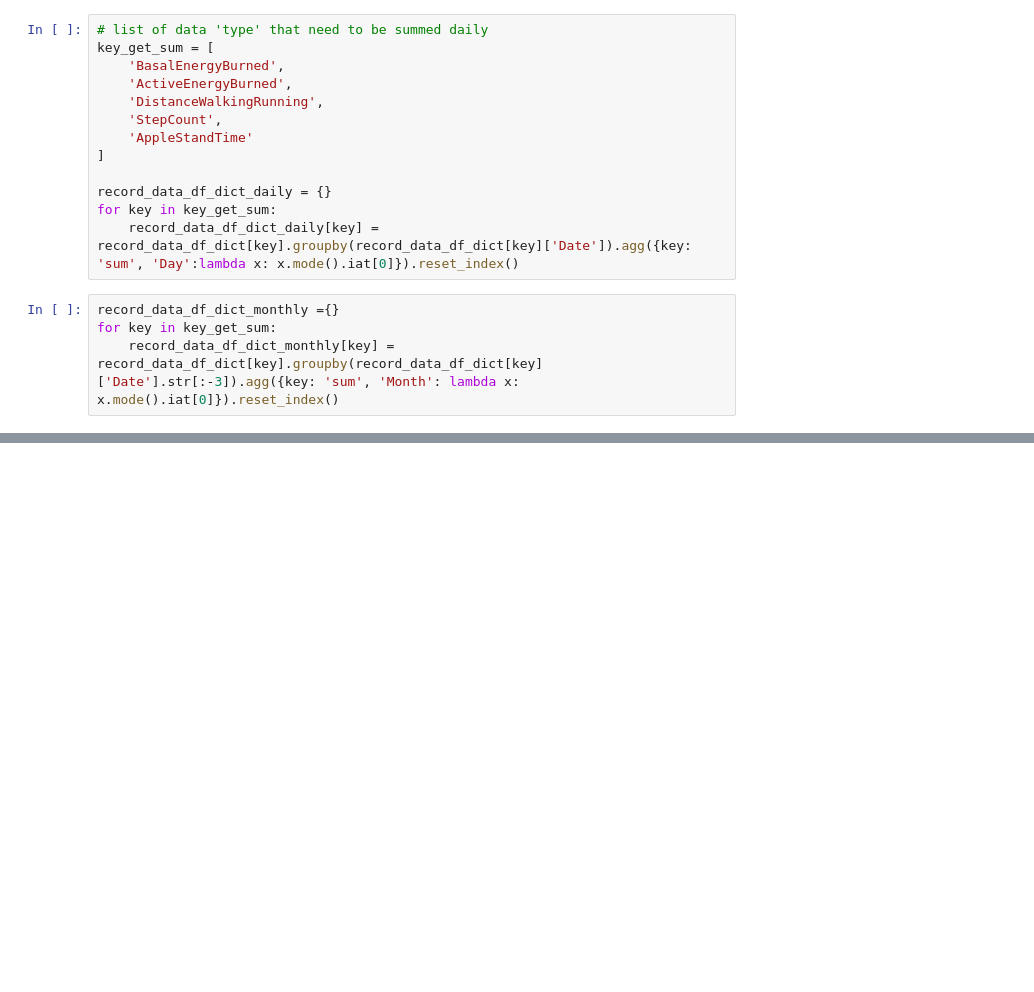
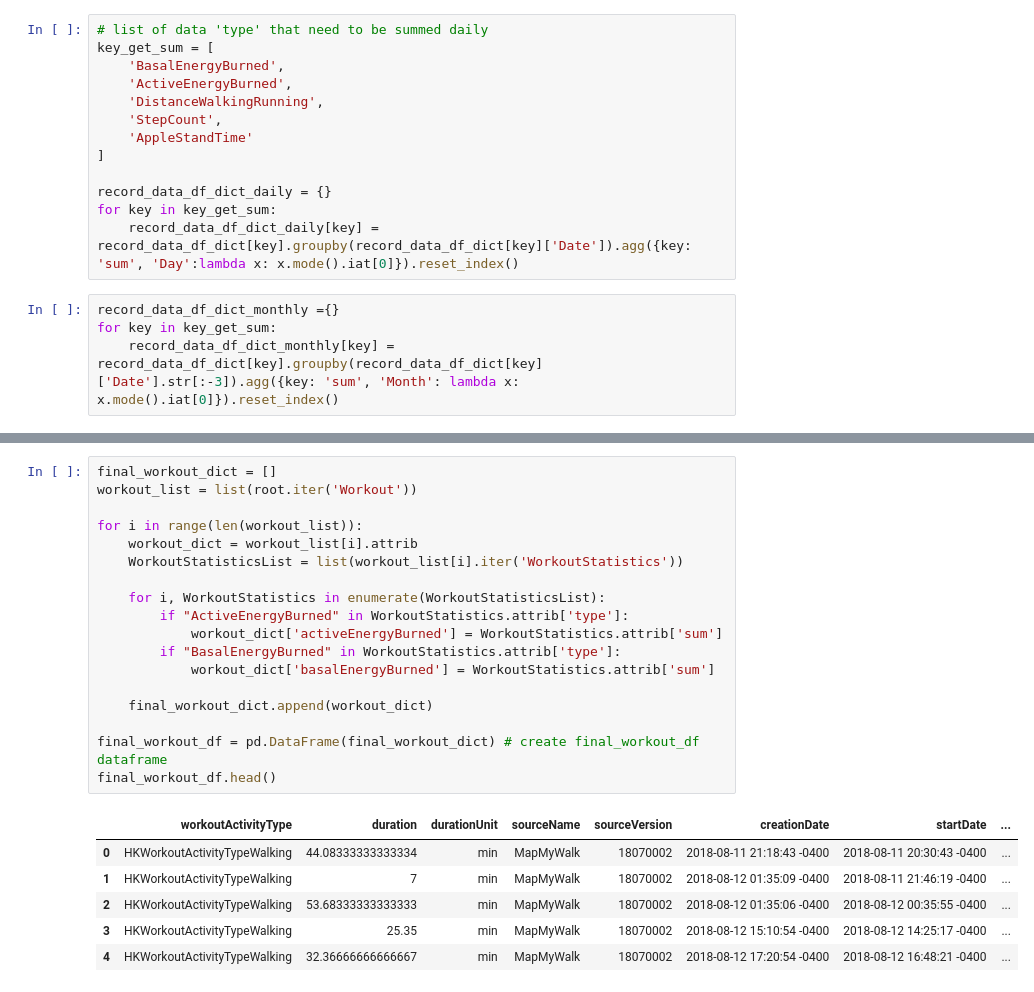
Before and after one commit to KidQuant/Apple-Health-Data-Analysis, a Jupyter notebook: workout_analysis.ipynb, the cells around one changed output, grey strips where cells are left out. Saved outputs shown, nothing was run; the diff lists cells and outputs as text; blank space fills up the shorter version.

```diff
--- a/workout_analysis.ipynb
+++ b/workout_analysis.ipynb
@@ -152,0 +194,25 @@ record_data_df_StepCount_after_workout = record_data_df_dict_monthly["StepCount"
+# %%
+final_workout_dict = []
+workout_list = list(root.iter('Workout'))
+
+for i in range(len(workout_list)):
+    workout_dict = workout_list[i].attrib
+    WorkoutStatisticsList = list(workout_list[i].iter('WorkoutStatistics'))
+
+    for i, WorkoutStatistics in enumerate(WorkoutStatisticsList):
+        if "ActiveEnergyBurned" in WorkoutStatistics.attrib['type']:
+            workout_dict['activeEnergyBurned'] = WorkoutStatistics.attrib['sum']
+        if "BasalEnergyBurned" in WorkoutStatistics.attrib['type']:
+            workout_dict['basalEnergyBurned'] = WorkoutStatistics.attrib['sum']
+
+    final_workout_dict.append(workout_dict)
+
+final_workout_df = pd.DataFrame(final_workout_dict) # create final_workout_df dataframe
+final_workout_df.head()
+# %% [output]
+|  | workoutActivityType | duration | durationUnit | sourceName | sourceVersion | creationDate | startDate | ... |
+| 0 | HKWorkoutActivityTypeWalking | 44.08333333333334 | min | MapMyWalk | 18070002 | 2018-08-11 21:18:43 -0400 | 2018-08-11 20:30:43 -0400 | ... |
+| 1 | HKWorkoutActivityTypeWalking | 7 | min | MapMyWalk | 18070002 | 2018-08-12 01:35:09 -0400 | 2018-08-11 21:46:19 -0400 | ... |
+| 2 | HKWorkoutActivityTypeWalking | 53.68333333333333 | min | MapMyWalk | 18070002 | 2018-08-12 01:35:06 -0400 | 2018-08-12 00:35:55 -0400 | ... |
+| 3 | HKWorkoutActivityTypeWalking | 25.35 | min | MapMyWalk | 18070002 | 2018-08-12 15:10:54 -0400 | 2018-08-12 14:25:17 -0400 | ... |
+| 4 | HKWorkoutActivityTypeWalking | 32.36666666666667 | min | MapMyWalk | 18070002 | 2018-08-12 17:20:54 -0400 | 2018-08-12 16:48:21 -0400 | ... |
```
Also changed, not shown: parts of 11 cells of this notebook.
